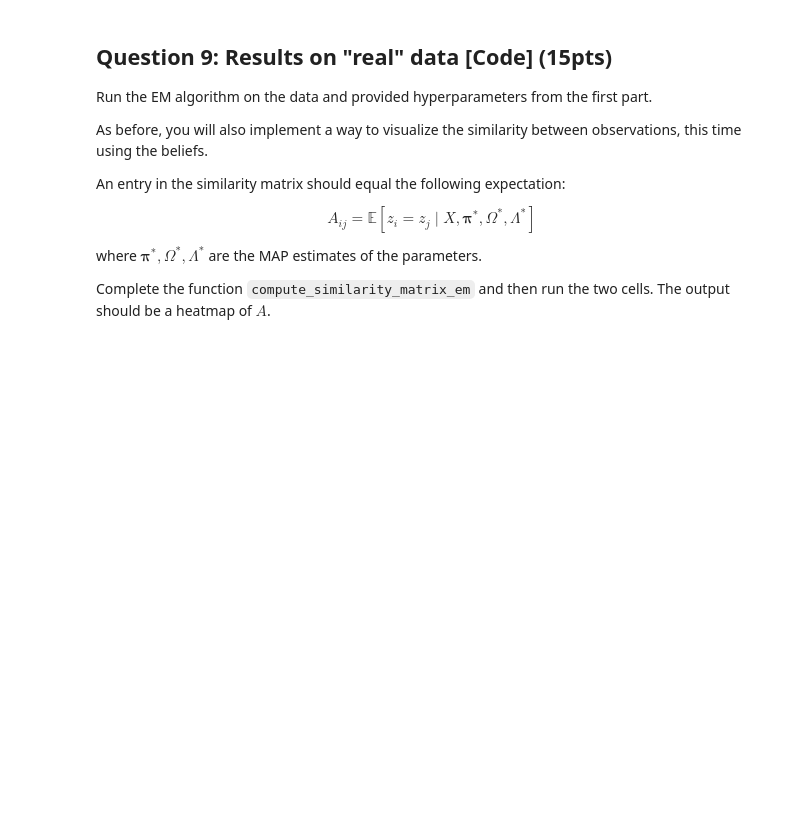
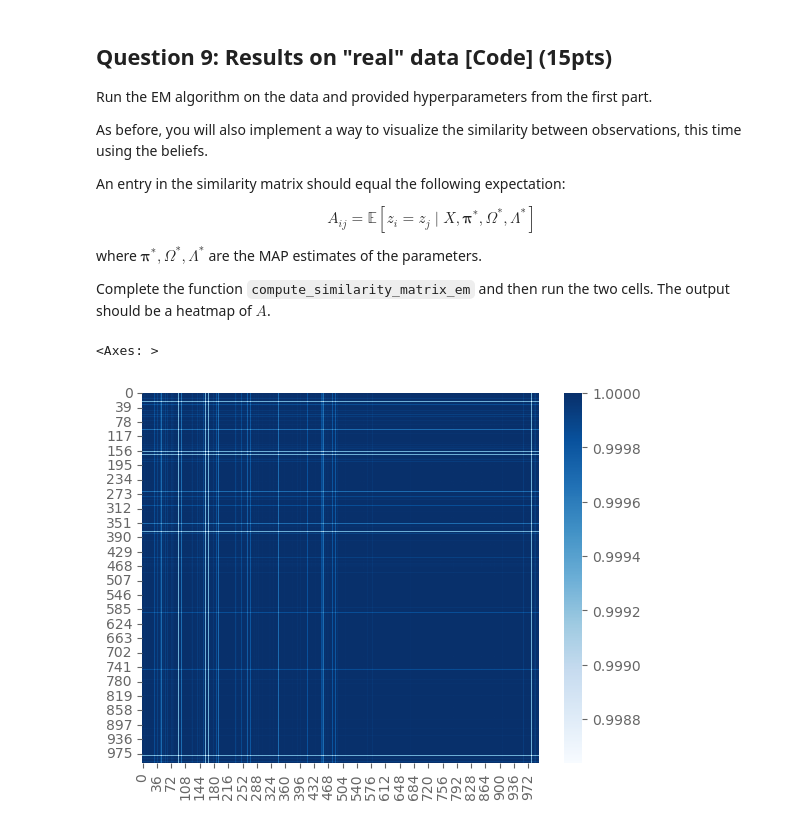
Before and after one commit to dx-li/stat_348_2024, a Jupyter notebook: assignments/hw5/hw5.ipynb, the cells around one changed output. Drawn from its saved outputs; the diff is of its cells as text; code cells hidden in the pictures; blank space fills up the shorter version.

```diff
--- a/assignments/hw5/hw5.ipynb
+++ b/assignments/hw5/hw5.ipynb
@@ -833,22 +980,34 @@ where $\boldsymbol{\pi}^*, \Omega^*, \Lambda^*$ are the MAP estimates of the par
 
 Complete the function `compute_similarity_matrix_em` and then run the two cells. The output should be a heatmap of $A$.
 # %%
-params_state, belief_state = em(data, hyperparams, max_iter=100, tol=1e-8)
+params_state, belief_state = em(data, hyperparams, max_iter=500, tol=1e-8)
 # %%
+
 def compute_similarity_matrix_em(params_state, belief_state):
     """Compute the expectation of the similarity matrix given MAP estimates of parameters
 
     Args:
-        posterior_samples (list): list of posterior samples, each sample is a state dictionary
+        params_state (dict): dictionary of parameters
+        belief_state (dict): dictionary of expectations of latent variables
 
     Returns:
-        similarity_matrix (np.ndarray): similarity matrix between posterior samples
+        np.ndarray: similarity matrix between observations
     """
+    Ezeta_NK = belief_state['Ezeta_NK']
+    n, K = Ezeta_NK.shape
 
-    # Your code here
-    # A_NN = ...
+    # Compute the outer product for each pair of observations for each cluster
+    # and sum over clusters to compute the similarity matrix
+    A_NN = np.zeros((n, n))
+    for k in range(K):
+        A_NN += np.outer(Ezeta_NK[:, k], Ezeta_NK[:, k])
 
     return A_NN
 
 A_NN = compute_similarity_matrix_em(params_state, belief_state)
+
+# Plot the similarity matrix using seaborn
 sns.heatmap(A_NN, cmap='Blues')
+# %% [output]
+<Axes: >
+[figure, added]
```
Also changed, not shown: parts of 12 cells of this notebook.
